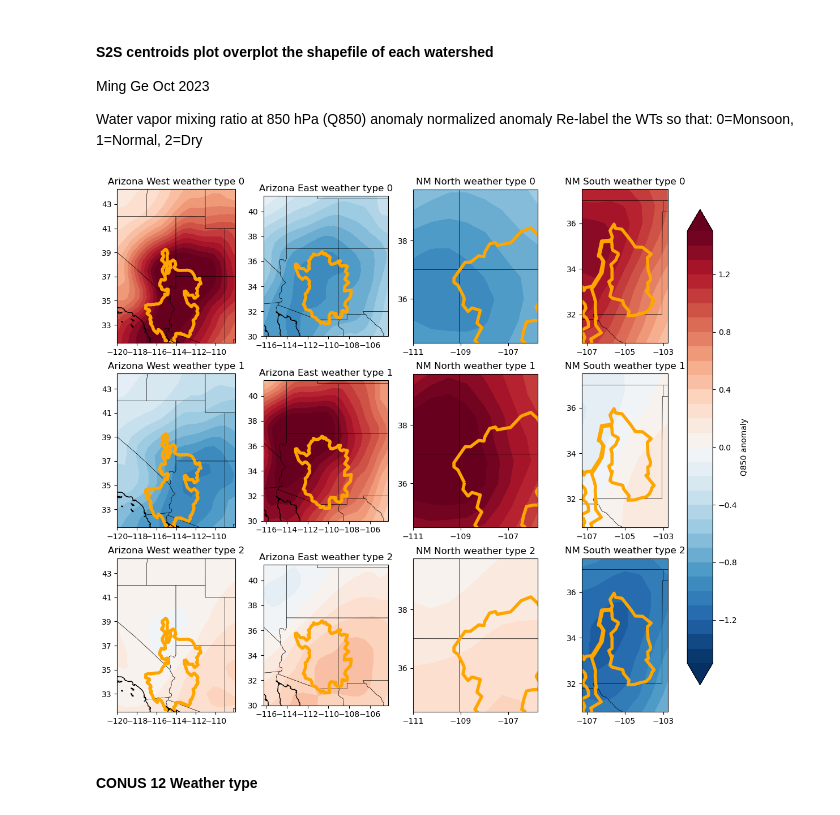
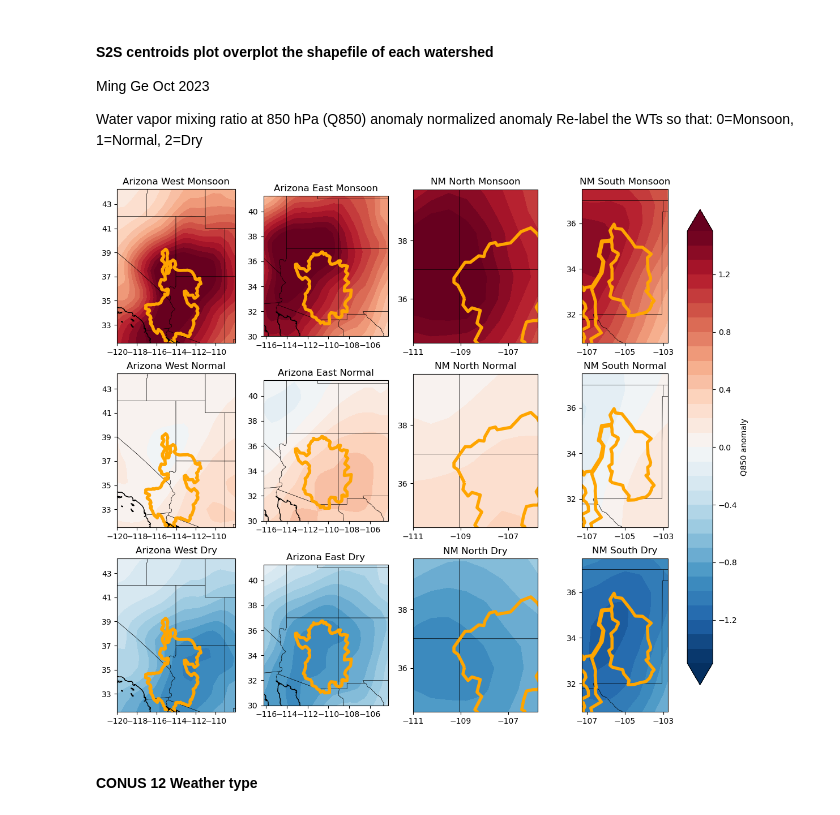
Before and after one commit to ming80302/COEXIST, a Jupyter notebook: AZ_S2S_centroid.ipynb, the cells around one changed output. Drawn from its saved outputs; the diff is of its cells as text; code cells hidden in the pictures.

```diff
--- a/AZ_S2S_centroid.ipynb
+++ b/AZ_S2S_centroid.ipynb
@@ -23,6 +23,8 @@ RegName_1d = ['Arizona West','Arizona East', 'NM North',  'NM South']
 n_region = len(RegName_1d)
 sWTdata_1d = [None] * n_region
 flnm_shp_1d = [None] * n_region
+
+relabel_wt = ['Monsoon', 'Normal', 'Dry']
 
 for nr in range(n_region):
     if RegName_1d[nr] == 'Arizona West':
@@ -48,6 +50,12 @@ levels = np.linspace(-1.5, 1.5, 31)
 for nr in range(n_region):
     # load shapefile
     shp_gpd = gpd.read_file(flnm_shp_1d[nr])
+    if RegName_1d[nr] == 'Arizona West':
+        WTsort = [0,2,1]
+    elif RegName_1d[nr] == 'Arizona East' or RegName_1d[nr] == 'NM North':
+        WTsort = [1,2,0]
+    else:
+        WTsort = [0,1,2]
 
     # Load the Centroids
     with open(sWTdata_1d[nr], 'rb') as handle:
@@ -65,42 +73,47 @@ for nr in range(n_region):
 
         n_wt = centroid_3d.shape[0]
 
+    # Re-label the WTs so that: 0=Monsoon, 1=Normal, 2=Dry
+    centroid_3d_new = np.copy(centroid_3d)
+    for nw in range(n_wt):
+        centroid_3d_new[nw] = centroid_3d[WTsort[nw]]
+
     for nw in range(n_wt):
          # Make a filled contour plot
-        filled_c = ax[nw, nr].contourf(lon_1d, lat_1d, centroid_3d[nw], extend='both',
+        filled_c = ax[nw, nr].contourf(lon_1d, lat_1d, centroid_3d_new[nw], extend='both',
                                        levels = levels, cmap = 'RdBu_r', transform = ccrs.PlateCarree())
 
         # Add coastlines
         ax[nw, nr].coastlines()
         ax[nw, nr].add_feature(cfeature.STATES, zorder=1, linewidth=.3, edgecolor='black')
-        ax[nw, nr].set_title(RegName_1d[nr] + ' weather type '+ str(nw))
+        ax[nw, nr].set_title(RegName_1d[nr] + ' ' + relabel_wt[nw])
 
         # plot the lat lon labels
         #xticks = np.arange(lon_1d.min(), lon_1d.max(), 2)
         #yticks = np.arange(lat_1d.min(), lat_1d.max(), 2)
         xticks = np.arange(int(lon_1d.min()), int(lon_1d.max()), 2)
         yticks = np.arange(int(lat_1d.min()), int(lat_1d.max()), 2)
         ax[nw, nr].set_xticks(xticks, crs=cartopy.crs.PlateCarree())
         ax[nw, nr].set_yticks(yticks, crs=cartopy.crs.PlateCarree())
 
         # add shapefile outline
         shp_gpd.plot(ax = ax[nw,nr], edgecolor='orange', color='none', linewidth=4)
         ax[nw, nr].set_xlim(lon_1d.min(), lon_1d.max())
         ax[nw, nr].set_ylim(lat_1d.min(), lat_1d.max())
 
         # Add a colorbar for the filled contour.
         # and pad argument to set colorbar away from x-axis
         #fig.colorbar(filled_c , orientation="horizontal", pad = 0.1);
 
 fig.subplots_adjust(right=0.8)
 # rect : This parameter is the dimensions [left, bottom, width, height] of the new axes.
 cbar_ax = fig.add_axes([0.8, 0.15, 0.03, 0.7])
 cbar_ax.set_label('anomaly') #rotation=270)
 
 clb = fig.colorbar(filled_c, cax=cbar_ax, extend='both')
 clb.set_label('Q850 anomaly');
 # %% [output]
-[figure, old version]
+[figure, new version]
 # %% [markdown]
 #### CONUS 12 Weather type
 # %%
```
